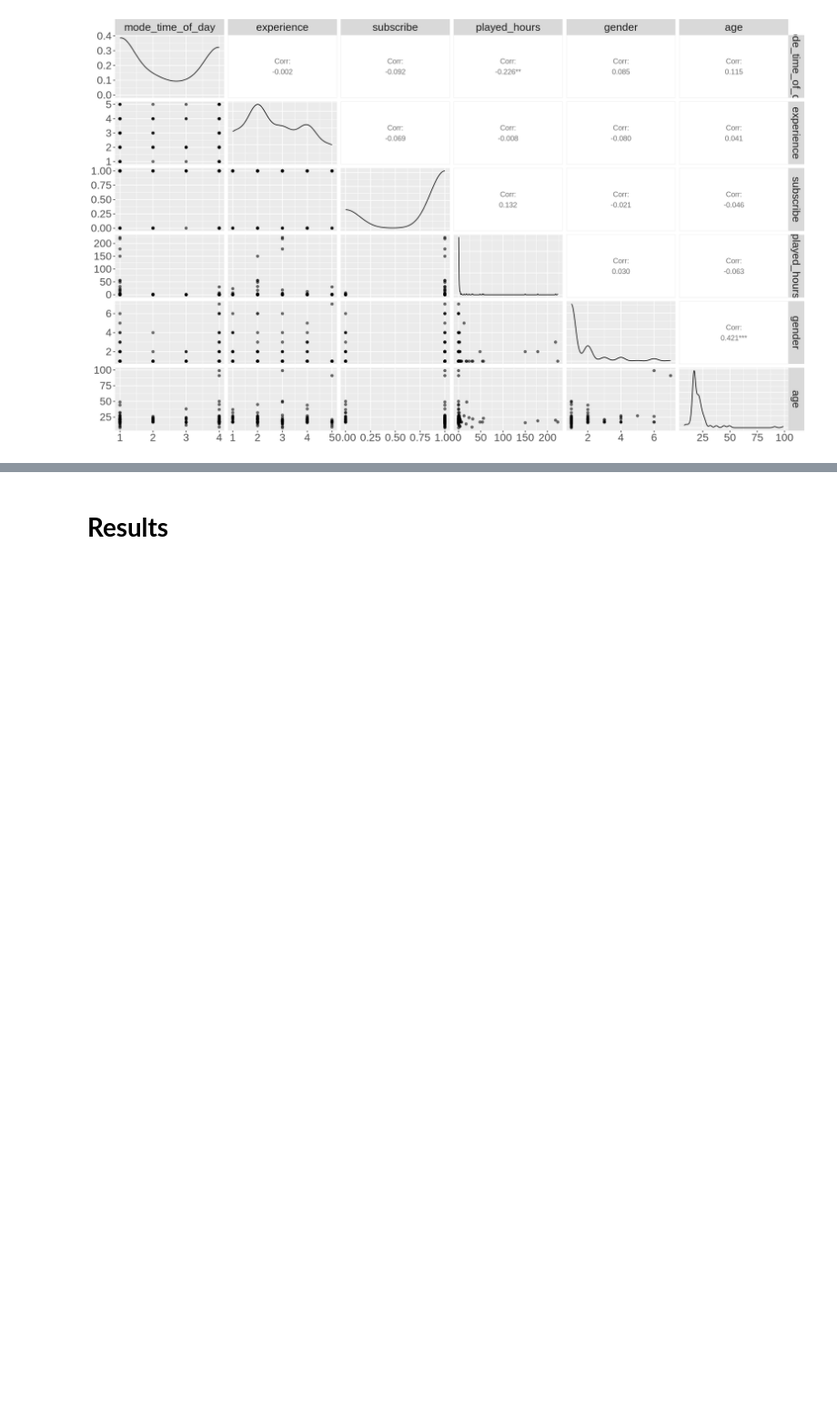
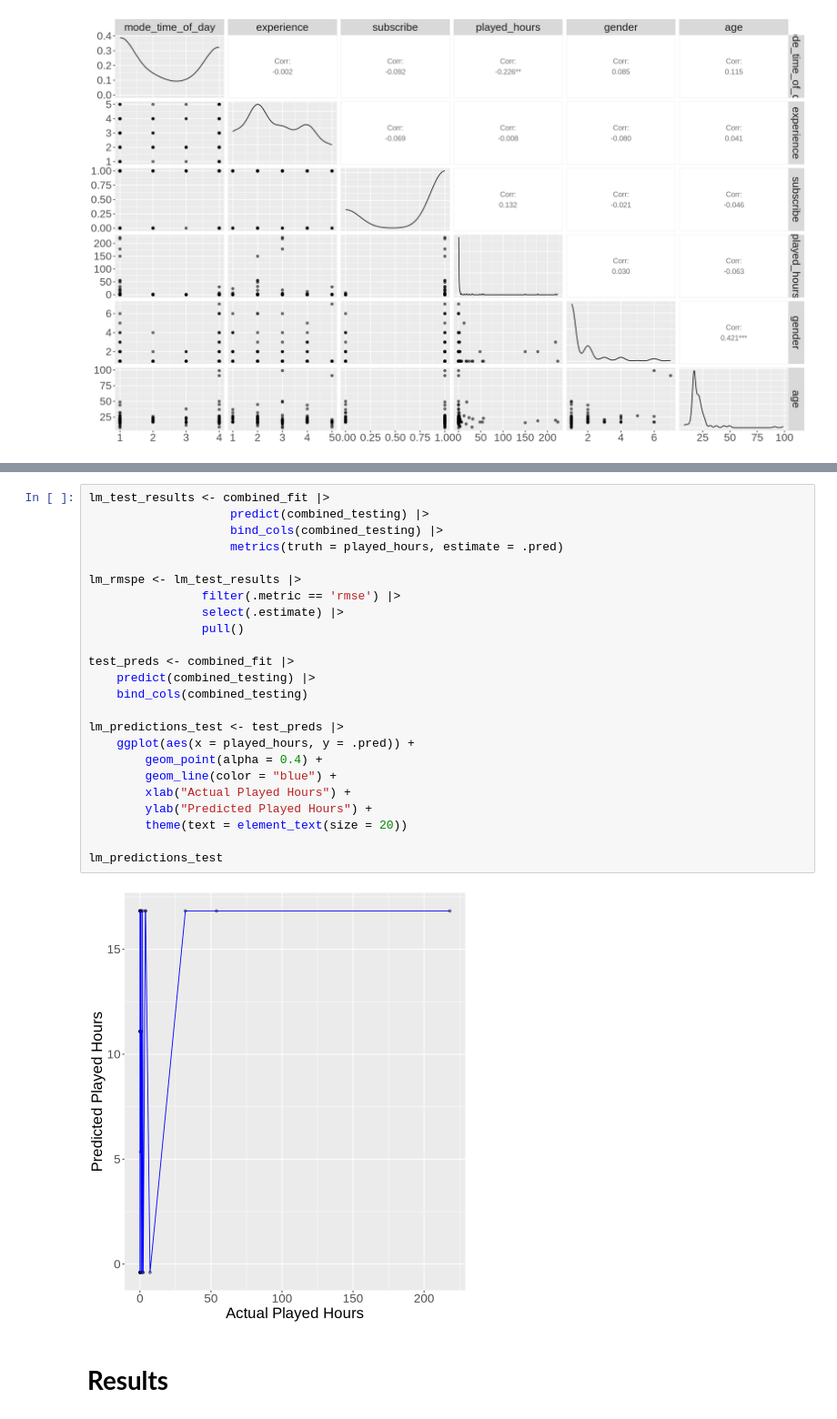
Before and after one commit to akdivinagracia/project-009-2, a Jupyter notebook: notebook.ipynb, the cells around one changed output, grey strips where cells are left out. Shown at 91% size. Drawn from its saved outputs; the diff is of its cells as text; blank space fills up the shorter version.

```diff
--- a/notebook.ipynb
+++ b/notebook.ipynb
@@ -196,3 +247,29 @@ combined_pairs
+# %%
+lm_test_results <- combined_fit |>
+                    predict(combined_testing) |>
+                    bind_cols(combined_testing) |>
+                    metrics(truth = played_hours, estimate = .pred)
+
+lm_rmspe <- lm_test_results |>
+                filter(.metric == 'rmse') |>
+                select(.estimate) |>
+                pull()
+
+test_preds <- combined_fit |>
+    predict(combined_testing) |>
+    bind_cols(combined_testing)
+
+lm_predictions_test <- test_preds |>
+    ggplot(aes(x = played_hours, y = .pred)) +
+        geom_point(alpha = 0.4) +
+        geom_line(color = "blue") +
+        xlab("Actual Played Hours") +
+        ylab("Predicted Played Hours") +
+        theme(text = element_text(size = 20))
+
+lm_predictions_test
+# %% [output]
+[figure, added]
 # %% [markdown]
 # **Results** ##
 # %% [markdown]
```
Also changed, not shown: parts of 6 cells of this notebook.
